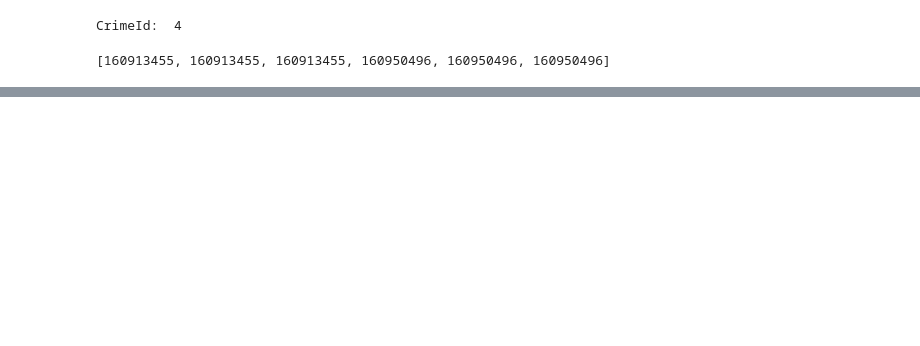
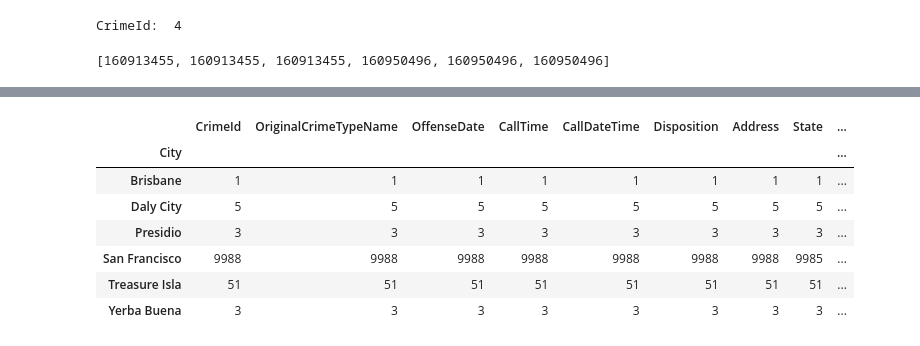
Before and after one commit to xagranda99/lab2U2, a Jupyter notebook: [NRC_6292]_XavierGranda_La2Unidad2.ipynb, the cells around one changed output, grey strips where cells are left out. Cells and saved outputs as stored; diff of their text form; code cells hidden in the pictures; blank space fills up the shorter version.

```diff
--- a/[NRC_6292]_XavierGranda_La2Unidad2.ipynb
+++ b/[NRC_6292]_XavierGranda_La2Unidad2.ipynb
@@ -87,0 +151,18 @@ CrimeId:  4
+# %%
+'''Se reemplaza ahora la letra S por la ciudad de San Francisco'''
+df['City']= df['City'].replace('S','San Francisco')
+# %%
+'''Se reemplaza ahora las filas de 0 por la ciudad de San Francisco'''
+df['City']= df['City'].replace(0,'San Francisco')
+# %%
+'''Verificar la redundancia de datos en la columna de City otra vez'''
+df.groupby('City').count()
+# %% [output]
+|  | CrimeId | OriginalCrimeTypeName | OffenseDate | CallTime | CallDateTime | Disposition | Address | State | ... |
+| City |  |  |  |  |  |  |  |  | ... |
+| Brisbane | 1 | 1 | 1 | 1 | 1 | 1 | 1 | 1 | ... |
+| Daly City | 5 | 5 | 5 | 5 | 5 | 5 | 5 | 5 | ... |
+| Presidio | 3 | 3 | 3 | 3 | 3 | 3 | 3 | 3 | ... |
+| San Francisco | 9988 | 9988 | 9988 | 9988 | 9988 | 9988 | 9988 | 9985 | ... |
+| Treasure Isla | 51 | 51 | 51 | 51 | 51 | 51 | 51 | 51 | ... |
+| Yerba Buena | 3 | 3 | 3 | 3 | 3 | 3 | 3 | 3 | ... |
```
Also changed, not shown: parts of 10 cells of this notebook.
